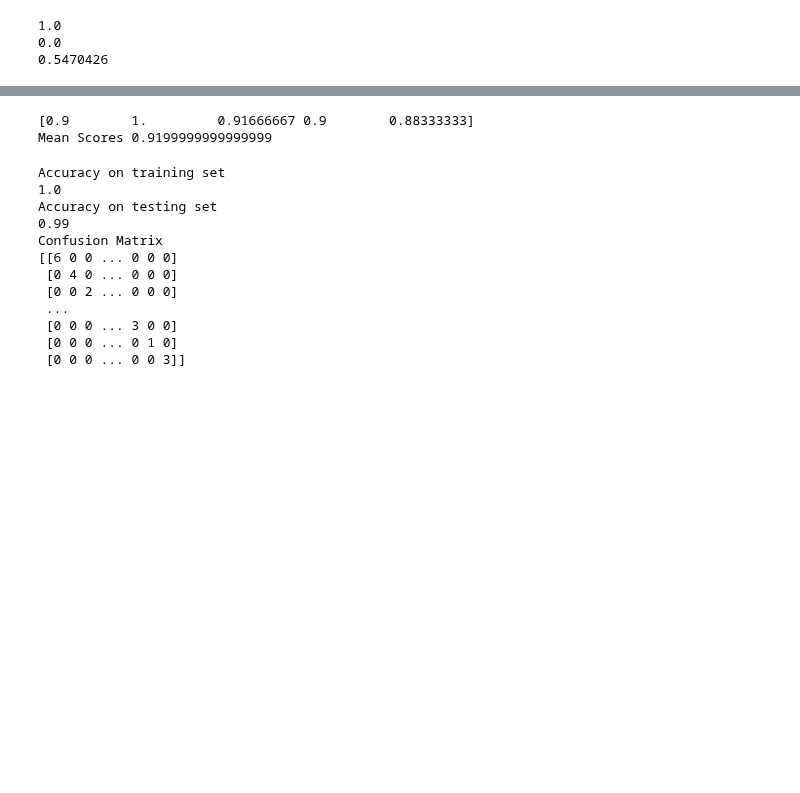
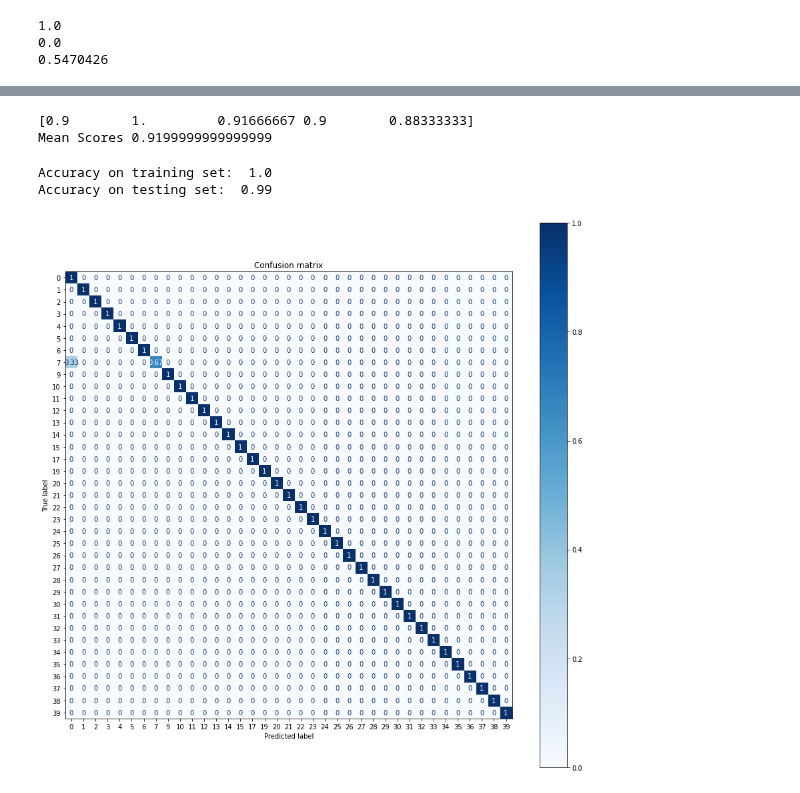
Before and after one commit to asheta66/Machine-Learning-2024, a Jupyter notebook: Classification/SVM_ex1.ipynb, the cells around one changed output, grey strips where cells are left out. Drawn from its saved outputs; the diff is of its cells as text; code cells hidden in the pictures; blank space fills up the shorter version.

```diff
--- a/Classification/SVM_ex1.ipynb
+++ b/Classification/SVM_ex1.ipynb
@@ -57,40 +59,30 @@ def evaluat_cross_validation (clf, X, y, K):
   cv = KFold(n_splits=5, random_state=None, shuffle=False)
   scores = cross_val_score(clf, X, y, cv=cv)
   print(scores)
-  print("Mean Scores", np.mean(scores))
-
-evaluat_cross_validation (svc_1, X_train, y_train, 5)
+  print("Mean Scores: ", np.mean(scores))
-# %% [output]
-[0.9        1.         0.91666667 0.9        0.88333333]
-Mean Scores 0.9199999999999999
+# %%
+evaluat_cross_validation (svc_1, X_train, y_train, 5)
+# %% [output]
+[0.9        1.         0.91666667 0.9        0.88333333]
+Mean Scores 0.9199999999999999
 # %%
 # Developing a SVM model (single)
 from sklearn.metrics import accuracy_score
 from sklearn.metrics import classification_report
 
 def train_and_evaluate(clf, X_train, X_test, y_train, y_test):
   clf.fit(X_train, y_train)
-  print("Accuracy on training set")
-  print(clf.score(X_train, y_train))
-  print("Accuracy on testing set")
-  print(clf.score(X_test, y_test))
+  print("Accuracy on training set: ", clf.score(X_train, y_train))
+  print("Accuracy on testing set: ", clf.score(X_test, y_test))
+  y_pred = clf.predict(X_test)
+  fig, ax  = plt.subplots(figsize=(15, 15))
+  plot_confusion_matrix(clf, X_test, y_test, normalize='true', cmap=plt.cm.Blues, ax=ax)
+  plt.title('Confusion matrix')
+  plt.show()
 
-  y_pred = clf.predict(X_test)
-
-  print("Confusion Matrix")
-  print(confusion_matrix(y_test, y_pred))
 
 train_and_evaluate(svc_1, X_train, X_test, y_train, y_test)
 # %% [output]
-Accuracy on training set
-1.0
-Accuracy on testing set
-0.99
-Confusion Matrix
-[[6 0 0 ... 0 0 0]
- [0 4 0 ... 0 0 0]
- [0 0 2 ... 0 0 0]
- ...
- [0 0 0 ... 3 0 0]
- [0 0 0 ... 0 1 0]
- [0 0 0 ... 0 0 3]]
+Accuracy on training set:  1.0
+Accuracy on testing set:  0.99
+[figure, added]
```
Also changed, not shown: parts of 4 cells of this notebook.
